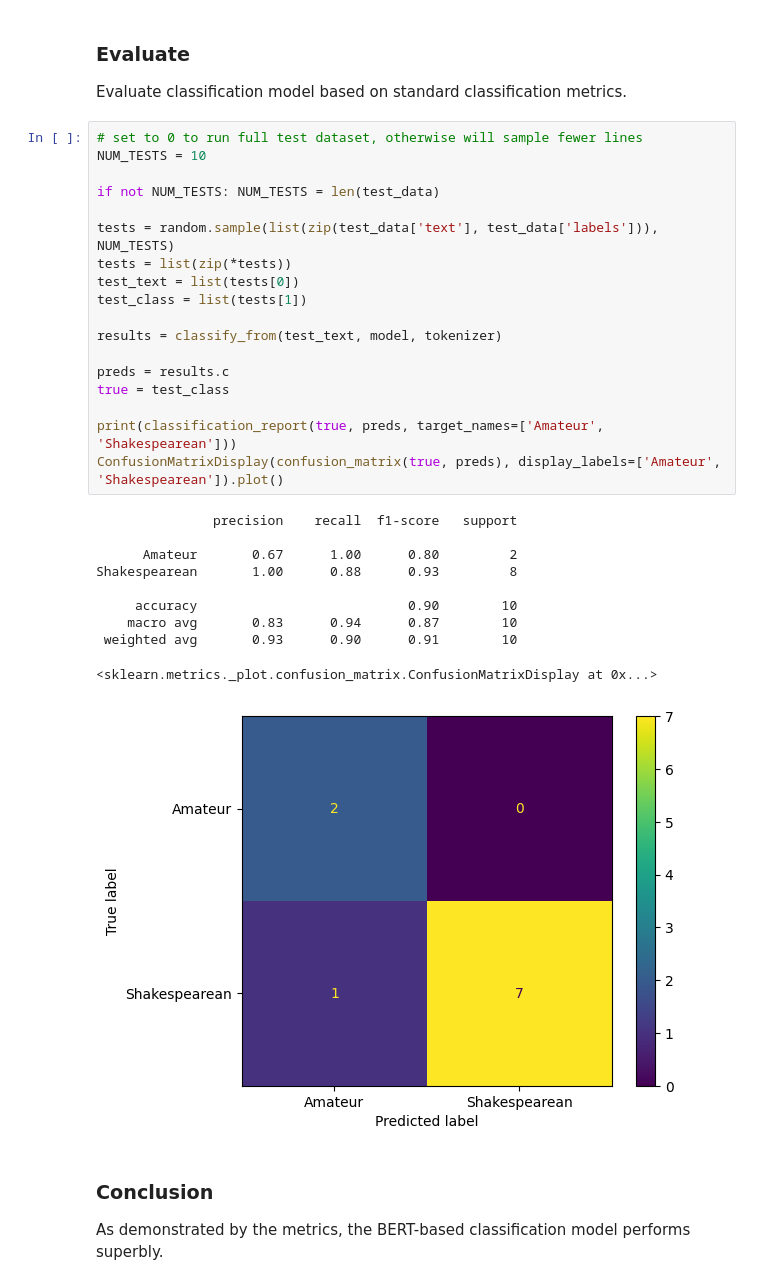
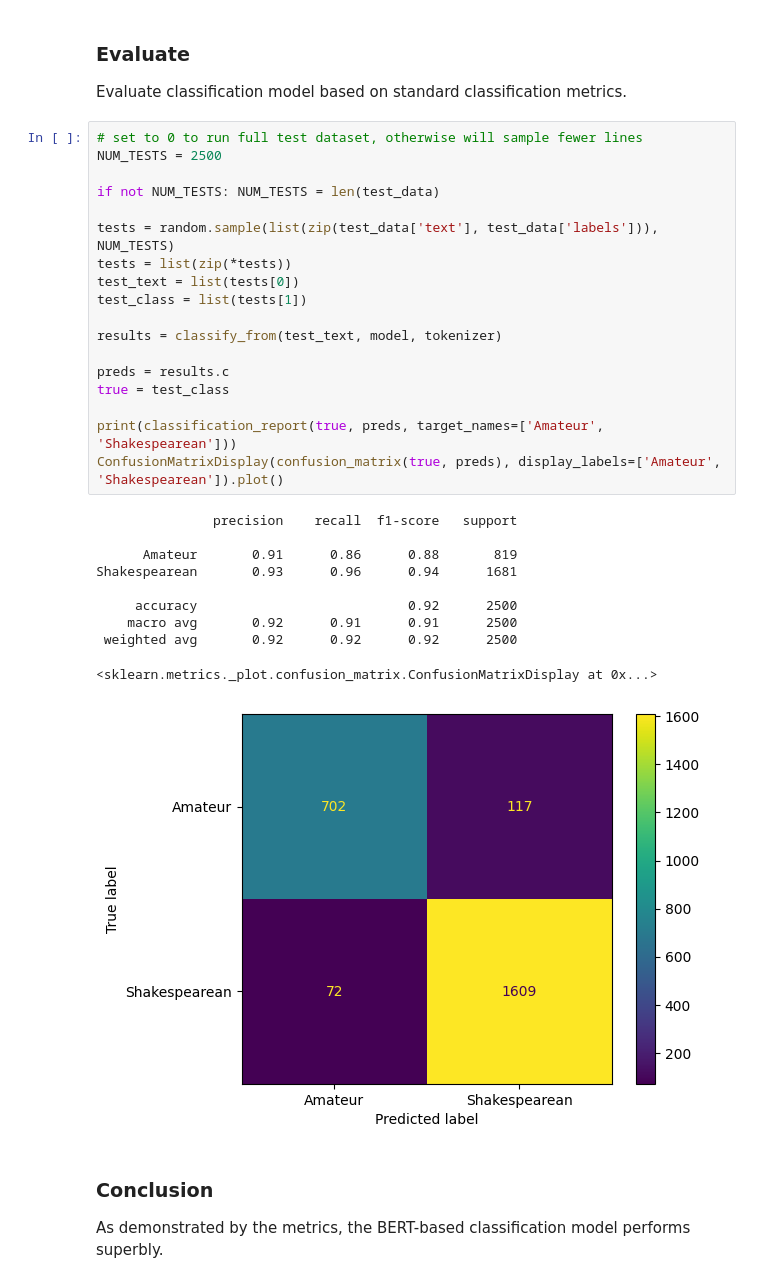
Before and after one commit to ffomezolam/GA-DSI-Capstone, a Jupyter notebook: code/classification-model.ipynb, the cells around one changed output. Cells and saved outputs as stored; diff of their text form.

```diff
--- a/code/classification-model.ipynb
+++ b/code/classification-model.ipynb
@@ -210,33 +196,33 @@ if not os.path.exists(MODEL_FULL_PATH):
 Evaluate classification model based on standard classification metrics.
 # %%
 # set to 0 to run full test dataset, otherwise will sample fewer lines
-NUM_TESTS = 10
+NUM_TESTS = 2500
 
 if not NUM_TESTS: NUM_TESTS = len(test_data)
 
 tests = random.sample(list(zip(test_data['text'], test_data['labels'])), NUM_TESTS)
 tests = list(zip(*tests))
 test_text = list(tests[0])
 test_class = list(tests[1])
 
 results = classify_from(test_text, model, tokenizer)
 
 preds = results.c
 true = test_class
 
 print(classification_report(true, preds, target_names=['Amateur', 'Shakespearean']))
 ConfusionMatrixDisplay(confusion_matrix(true, preds), display_labels=['Amateur', 'Shakespearean']).plot()
 # %% [output]
                precision    recall  f1-score   support
 
-      Amateur       0.67      1.00      0.80         2
-Shakespearean       1.00      0.88      0.93         8
+      Amateur       0.91      0.86      0.88       819
+Shakespearean       0.93      0.96      0.94      1681
 
-     accuracy                           0.90        10
-    macro avg       0.83      0.94      0.87        10
- weighted avg       0.93      0.90      0.91        10
+     accuracy                           0.92      2500
+    macro avg       0.92      0.91      0.91      2500
+ weighted avg       0.92      0.92      0.92      2500
 <sklearn.metrics._plot.confusion_matrix.ConfusionMatrixDisplay at 0x...>
-[figure, old version]
+[figure, new version]
 # %% [markdown]
 ### Conclusion
 
```
Also changed, not shown: parts of 3 cells of this notebook, 1 other file.
